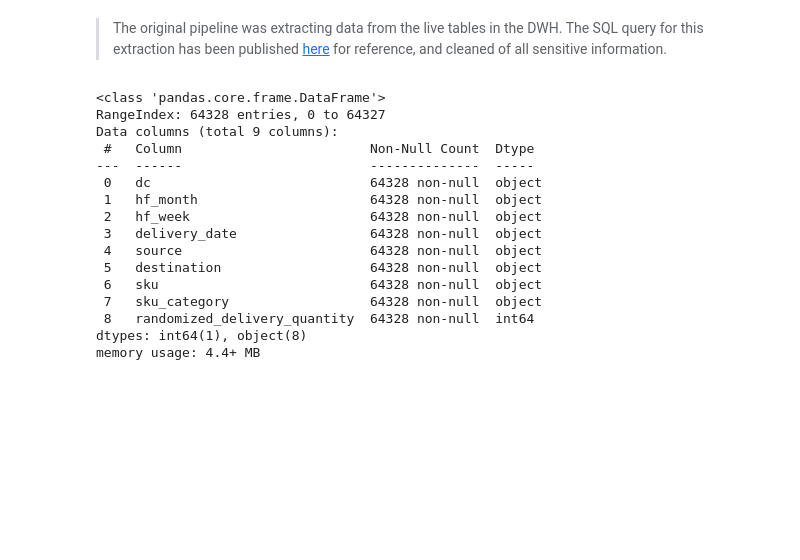
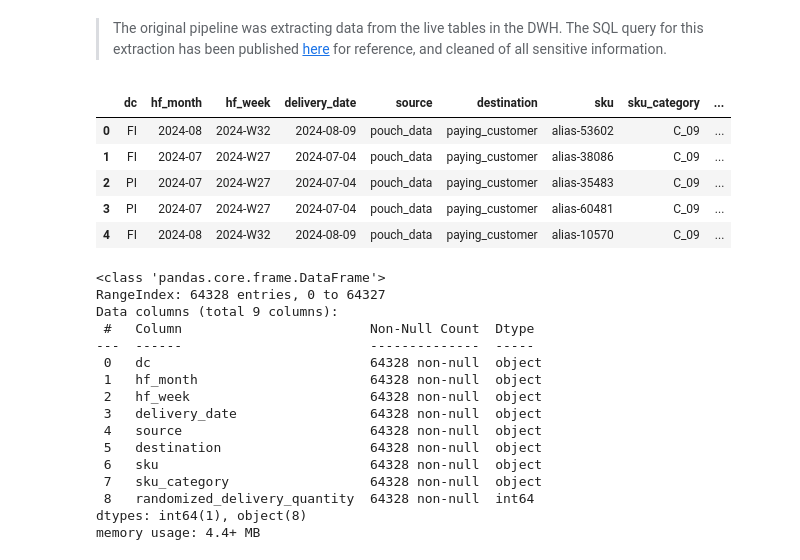
Before and after one commit to werderame/werderame.github.io, a Jupyter notebook: portfolio-projects/packaging_licencing_fee/notebooks/publish_packaging_weight.ipynb, the cells around one changed output. Drawn from its saved outputs; the diff is of its cells as text; code cells hidden in the pictures; blank space fills up the shorter version.

Commit message:
Update publish_packaging_weight.ipynb
Changed the csv path to relative

```diff
--- a/portfolio-projects/packaging_licencing_fee/notebooks/publish_packaging_weight.ipynb
+++ b/portfolio-projects/packaging_licencing_fee/notebooks/publish_packaging_weight.ipynb
@@ -132,8 +134,18 @@ display(final_packaging_weight.head(5))
 > The original pipeline was extracting data from the live tables in the DWH. The SQL query for this extraction has been published [here](https://github.com/werderame/werderame.github.io/blob/main/portfolio-projects/packaging_licencing_fee/notebooks/delivered_skus_df.sql) for reference, and cleaned of all sensitive information.
 # %%
 # ---- Load demand data in a dataframe # delivered_skus_df
-file_path = '/Users/fil/Documents/my_projects/packaging_licencing_fee/datasets/delivered_skus_df_2024_11_20.csv'
+file_name = 'delivered_skus_df_2024_11_20.csv'
+file_path = os.path.join('..', 'datasets', file_name)
 delivered_skus_df = pd.read_csv(file_path) # Execute the query and load the result into a pandas DataFrame
+# %%
+display(delivered_skus_df.head())
+# %% [output]
+|  | dc | hf_month | hf_week | delivery_date | source | destination | sku | sku_category | ... |
+| 0 | FI | 2024-08 | 2024-W32 | 2024-08-09 | pouch_data | paying_customer | alias-53602 | C_09 | ... |
+| 1 | FI | 2024-07 | 2024-W27 | 2024-07-04 | pouch_data | paying_customer | alias-38086 | C_09 | ... |
+| 2 | PI | 2024-07 | 2024-W27 | 2024-07-04 | pouch_data | paying_customer | alias-35483 | C_09 | ... |
+| 3 | PI | 2024-07 | 2024-W27 | 2024-07-04 | pouch_data | paying_customer | alias-60481 | C_09 | ... |
+| 4 | FI | 2024-08 | 2024-W32 | 2024-08-09 | pouch_data | paying_customer | alias-10570 | C_09 | ... |
 # %%
 delivered_skus_df.info()
 # %% [output]
```
Also changed, not shown: parts of 3 cells of this notebook.
